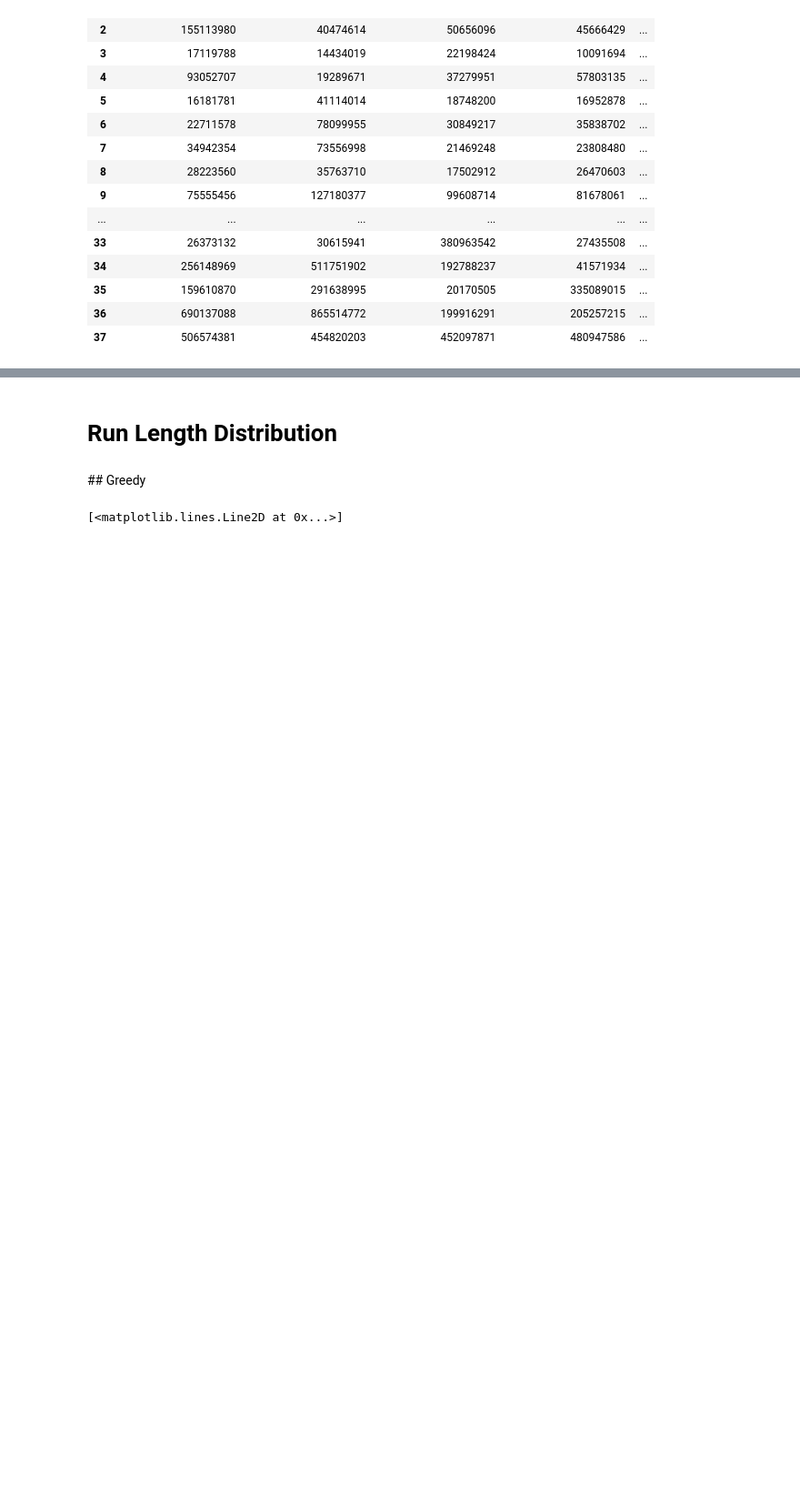
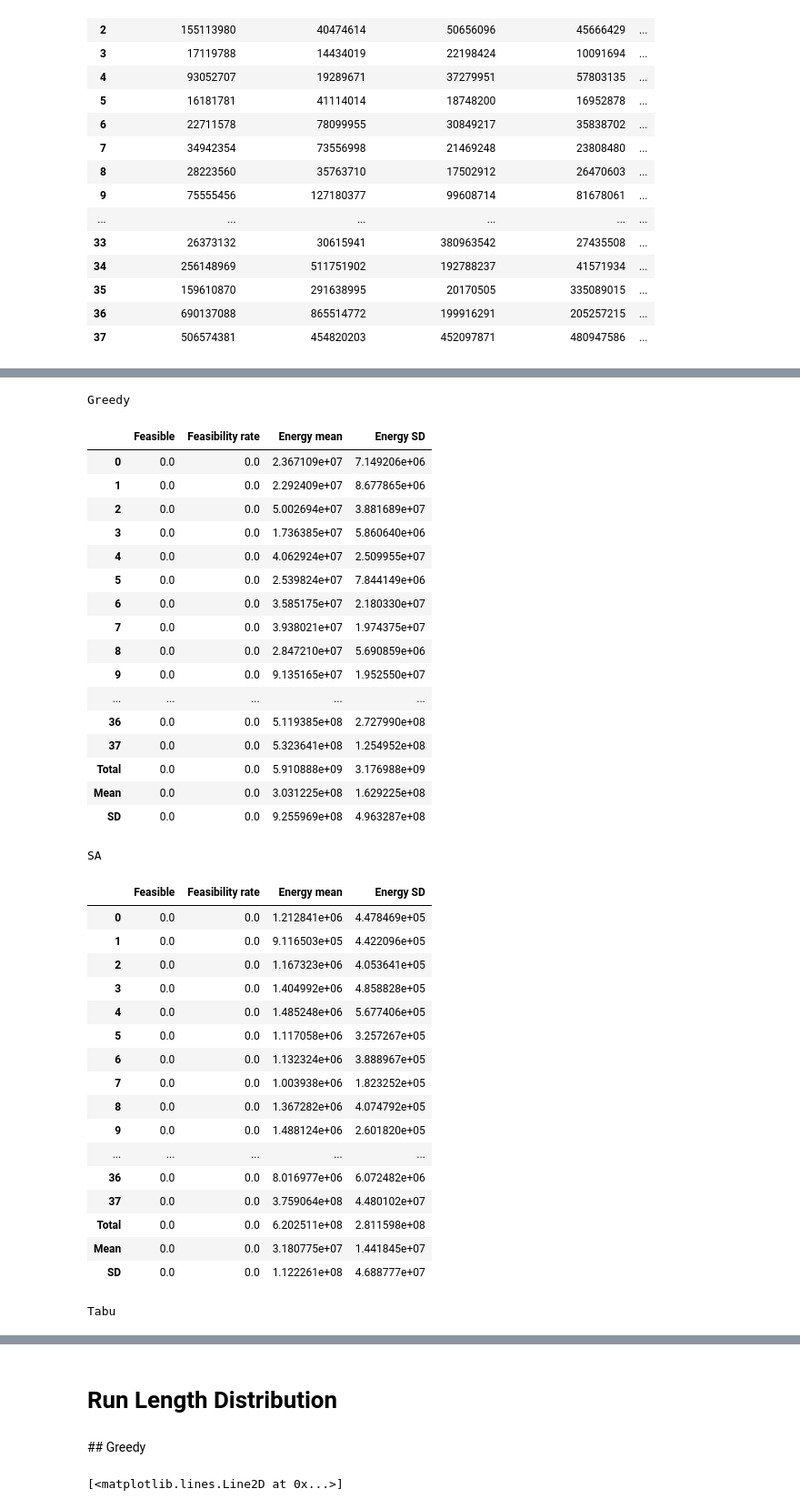
Before and after one commit to rienath/Estimating-Penalty-Coefficients-for-QUBO-Problems, a Jupyter notebook: Project and Deliverables/Implementation/Notebooks/Testing.ipynb, the cells around one changed output, grey strips where cells are left out. Shown: that part at 91% size. Saved outputs shown, nothing was run; the diff lists cells and outputs as text; code cells hidden in the pictures; blank space fills up the shorter version.

```diff
--- a/Project and Deliverables/Implementation/Notebooks/Testing.ipynb
+++ b/Project and Deliverables/Implementation/Notebooks/Testing.ipynb
@@ -147,3 +181,27 @@ def run_sampler(Qs, sampler, repeats, **kwargs):
+# %%
+def feasibility_statistic(results):
+    # Make tables with energies and feasible results
+    feasibility = feasibility_table(results)
+    energies = energy_table(results)
+    # The number of results corresponds to the number of repeats
+    repeats = len(results)
+
+    # Calculate number of feasible solutions (in all runs)
+    stats = pd.DataFrame({'Feasible' : feasibility.sum(axis=1)})
+    # Calculate feasibility rate
+    stats['Feasibility rate'] = stats['Feasible'] / repeats
+    # Calculate mean energy
+    stats['Energy mean'] = energies.mean(axis=1)
+    # Calculate energy standard deviation
+    stats['Energy SD'] = energies.std(axis=1)
+    # Calculate total row
+    stats.loc['Total'] = stats.sum()
+    # Calculate mean row
+    stats.loc['Mean'] = stats.mean()
+    # Calculate SD row
+    stats.loc['SD'] = stats.std()
+
+    return stats
 # %% [markdown]
 # Prepare data
 # %%
@@ -502,0 +349,46 @@ Tabu
+# %%
+# Calculate number of feasible solutions with mean and SD (in all runs)
+feasible_greedy = feasibility_statistic(greedy_results)
+feasible_sa = feasibility_statistic(sa_results)
+feasible_tabu = feasibility_statistic(tabu_results)
+
+# Display the table
+display_side_by_side(feasible_greedy, feasible_sa, feasible_tabu, titles=['Greedy', 'SA', 'Tabu'])
+# %% [output]
+Greedy
+|  | Feasible | Feasibility rate | Energy mean | Energy SD |
+| 0 | 0.0 | 0.0 | 2.367109e+07 | 7.149206e+06 |
+| 1 | 0.0 | 0.0 | 2.292409e+07 | 8.677865e+06 |
+| 2 | 0.0 | 0.0 | 5.002694e+07 | 3.881689e+07 |
+| 3 | 0.0 | 0.0 | 1.736385e+07 | 5.860640e+06 |
+| 4 | 0.0 | 0.0 | 4.062924e+07 | 2.509955e+07 |
+| 5 | 0.0 | 0.0 | 2.539824e+07 | 7.844149e+06 |
+| 6 | 0.0 | 0.0 | 3.585175e+07 | 2.180330e+07 |
+| 7 | 0.0 | 0.0 | 3.938021e+07 | 1.974375e+07 |
+| 8 | 0.0 | 0.0 | 2.847210e+07 | 5.690859e+06 |
+| 9 | 0.0 | 0.0 | 9.135165e+07 | 1.952550e+07 |
+| ... | ... | ... | ... | ... |
+| 36 | 0.0 | 0.0 | 5.119385e+08 | 2.727990e+08 |
+| 37 | 0.0 | 0.0 | 5.323641e+08 | 1.254952e+08 |
+| Total | 0.0 | 0.0 | 5.910888e+09 | 3.176988e+09 |
+| Mean | 0.0 | 0.0 | 3.031225e+08 | 1.629225e+08 |
+| SD | 0.0 | 0.0 | 9.255969e+08 | 4.963287e+08 |
+SA
+|  | Feasible | Feasibility rate | Energy mean | Energy SD |
+| 0 | 0.0 | 0.0 | 1.212841e+06 | 4.478469e+05 |
+| 1 | 0.0 | 0.0 | 9.116503e+05 | 4.422096e+05 |
+| 2 | 0.0 | 0.0 | 1.167323e+06 | 4.053641e+05 |
+| 3 | 0.0 | 0.0 | 1.404992e+06 | 4.858828e+05 |
+| 4 | 0.0 | 0.0 | 1.485248e+06 | 5.677406e+05 |
+| 5 | 0.0 | 0.0 | 1.117058e+06 | 3.257267e+05 |
+| 6 | 0.0 | 0.0 | 1.132324e+06 | 3.888967e+05 |
+| 7 | 0.0 | 0.0 | 1.003938e+06 | 1.823252e+05 |
+| 8 | 0.0 | 0.0 | 1.367282e+06 | 4.074792e+05 |
+| 9 | 0.0 | 0.0 | 1.488124e+06 | 2.601820e+05 |
+| ... | ... | ... | ... | ... |
+| 36 | 0.0 | 0.0 | 8.016977e+06 | 6.072482e+06 |
+| 37 | 0.0 | 0.0 | 3.759064e+08 | 4.480102e+07 |
+| Total | 0.0 | 0.0 | 6.202511e+08 | 2.811598e+08 |
+| Mean | 0.0 | 0.0 | 3.180775e+07 | 1.441845e+07 |
+| SD | 0.0 | 0.0 | 1.122261e+08 | 4.688777e+07 |
+Tabu
```
Also changed, not shown: parts of 13 cells of this notebook, 1 other file.
